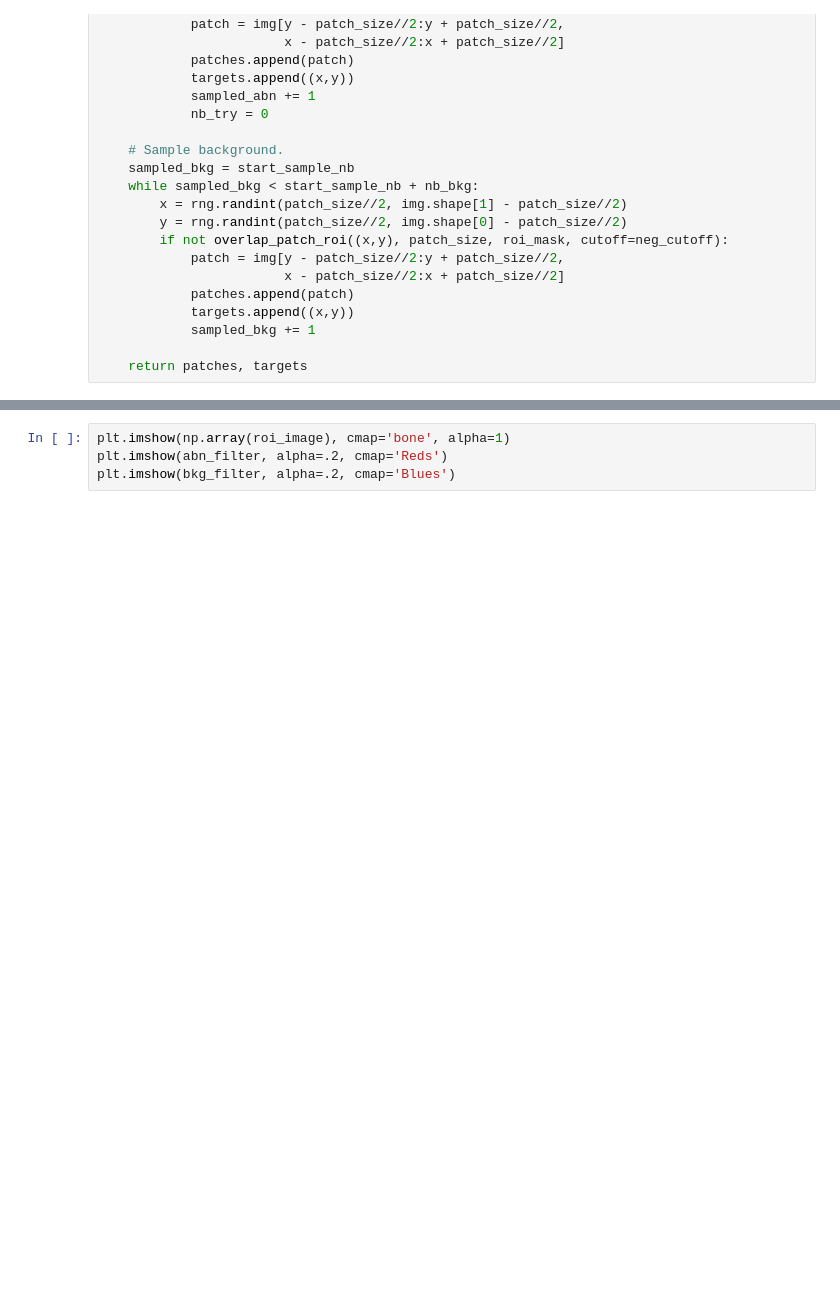
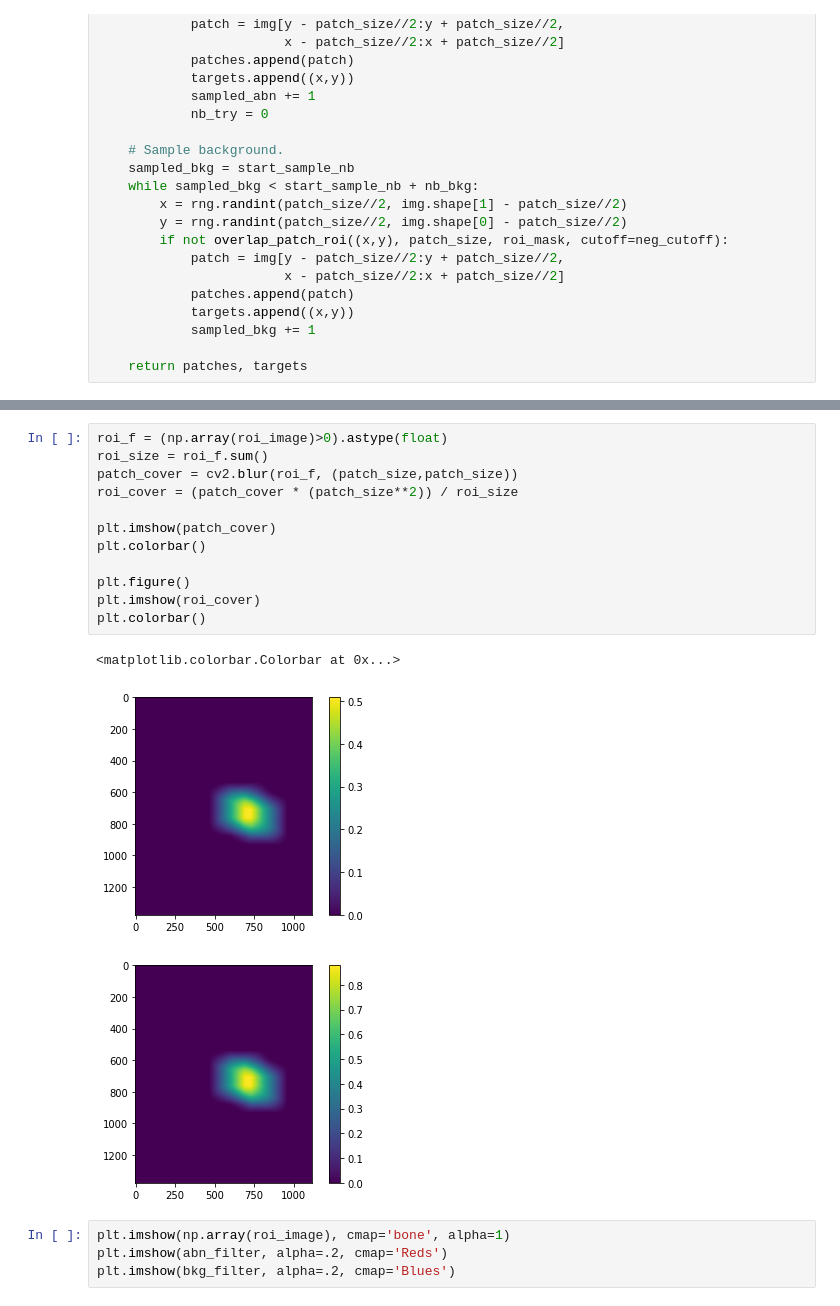
Before and after one commit to GNovich/CBIS-DDSM_alpha, a Jupyter notebook: patch_download exp.ipynb, the cells around one changed output, grey strips where cells are left out. Cells and saved outputs as stored; diff of their text form; blank space fills up the shorter version.

```diff
--- a/patch_download exp.ipynb
+++ b/patch_download exp.ipynb
@@ -224,3 +258,19 @@ for i,target in enumerate(targets):
+# %%
+roi_f = (np.array(roi_image)>0).astype(float)
+roi_size = roi_f.sum()
+patch_cover = cv2.blur(roi_f, (patch_size,patch_size))
+roi_cover = (patch_cover * (patch_size**2)) / roi_size
+
+plt.imshow(patch_cover)
+plt.colorbar()
+
+plt.figure()
+plt.imshow(roi_cover)
+plt.colorbar()
+# %% [output]
+<matplotlib.colorbar.Colorbar at 0x...>
+[figure, added]
+[figure, added]
 # %%
 plt.imshow(np.array(roi_image), cmap='bone', alpha=1)
 plt.imshow(abn_filter, alpha=.2, cmap='Reds')
```
Also changed, not shown: parts of 22 cells of this notebook, 5 other files.
